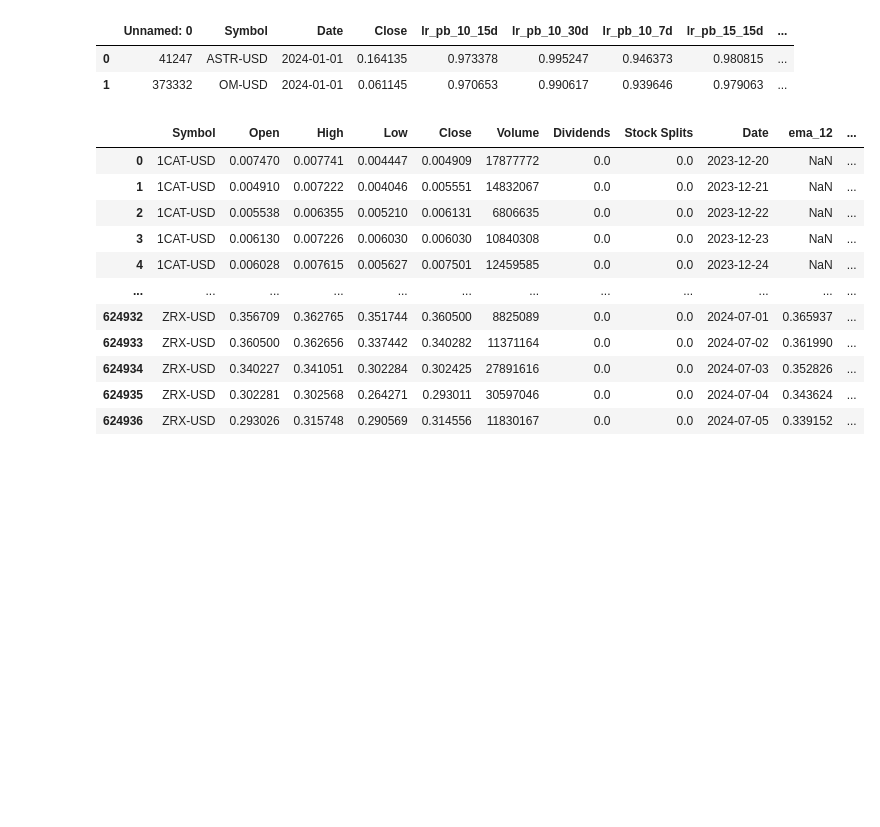
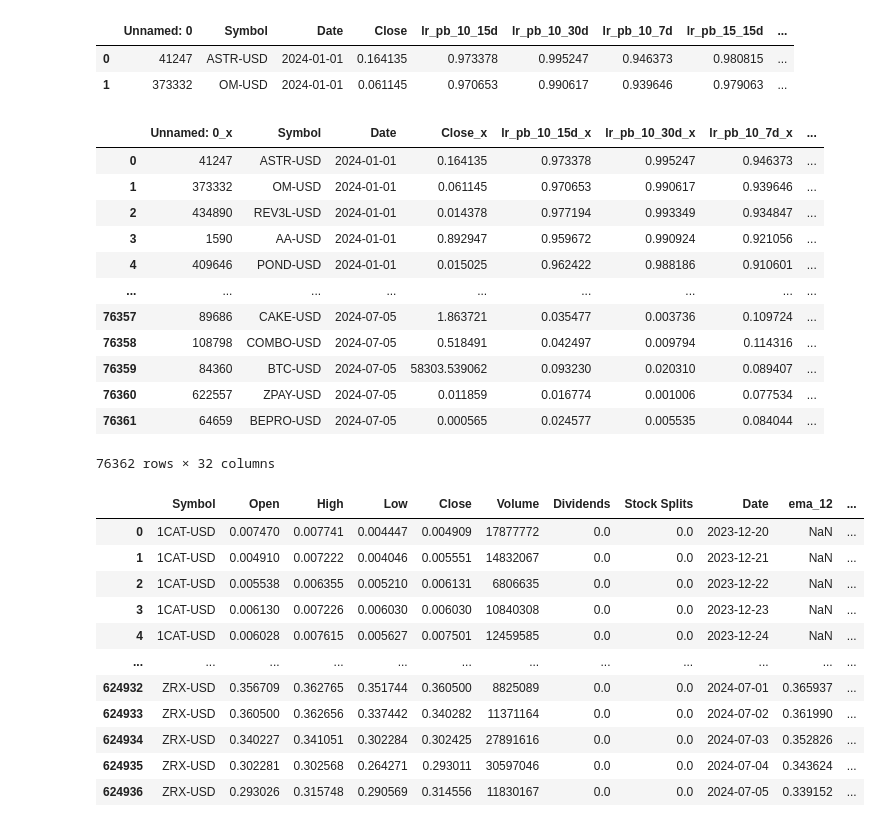
Before and after one commit to ViniciusRaphael/crypto_technical_analysis, a Jupyter notebook: models/notebooks/backtest.ipynb, the cells around one changed output. Saved outputs shown, nothing was run; the diff lists cells and outputs as text; code cells hidden in the pictures; blank space fills up the shorter version.

```diff
--- a/models/notebooks/backtest.ipynb
+++ b/models/notebooks/backtest.ipynb
@@ -9,6 +9,22 @@ dados_proba.head(2)
 |  | Unnamed: 0 | Symbol | Date | Close | lr_pb_10_15d | lr_pb_10_30d | lr_pb_10_7d | lr_pb_15_15d | ... |
 | 0 | 41247 | ASTR-USD | 2024-01-01 | 0.164135 | 0.973378 | 0.995247 | 0.946373 | 0.980815 | ... |
 | 1 | 373332 | OM-USD | 2024-01-01 | 0.061145 | 0.970653 | 0.990617 | 0.939646 | 0.979063 | ... |
+# %%
+pd.merge(dados_proba, dados_proba, on=['Date', 'Symbol'], how='inner')
+# %% [output]
+|  | Unnamed: 0_x | Symbol | Date | Close_x | lr_pb_10_15d_x | lr_pb_10_30d_x | lr_pb_10_7d_x | ... |
+| 0 | 41247 | ASTR-USD | 2024-01-01 | 0.164135 | 0.973378 | 0.995247 | 0.946373 | ... |
+| 1 | 373332 | OM-USD | 2024-01-01 | 0.061145 | 0.970653 | 0.990617 | 0.939646 | ... |
+| 2 | 434890 | REV3L-USD | 2024-01-01 | 0.014378 | 0.977194 | 0.993349 | 0.934847 | ... |
+| 3 | 1590 | AA-USD | 2024-01-01 | 0.892947 | 0.959672 | 0.990924 | 0.921056 | ... |
+| 4 | 409646 | POND-USD | 2024-01-01 | 0.015025 | 0.962422 | 0.988186 | 0.910601 | ... |
+| ... | ... | ... | ... | ... | ... | ... | ... | ... |
+| 76357 | 89686 | CAKE-USD | 2024-07-05 | 1.863721 | 0.035477 | 0.003736 | 0.109724 | ... |
+| 76358 | 108798 | COMBO-USD | 2024-07-05 | 0.518491 | 0.042497 | 0.009794 | 0.114316 | ... |
+| 76359 | 84360 | BTC-USD | 2024-07-05 | 58303.539062 | 0.093230 | 0.020310 | 0.089407 | ... |
+| 76360 | 622557 | ZPAY-USD | 2024-07-05 | 0.011859 | 0.016774 | 0.001006 | 0.077534 | ... |
+| 76361 | 64659 | BEPRO-USD | 2024-07-05 | 0.000565 | 0.024577 | 0.005535 | 0.084044 | ... |
+76362 rows × 32 columns
 # %%
 
 input_path = r'D:\Github\Forked\crypto_technical_analysis\files\crypto_data_prep_models.parquet'
```
Also changed, not shown: parts of 4 cells of this notebook, 3 other files.
